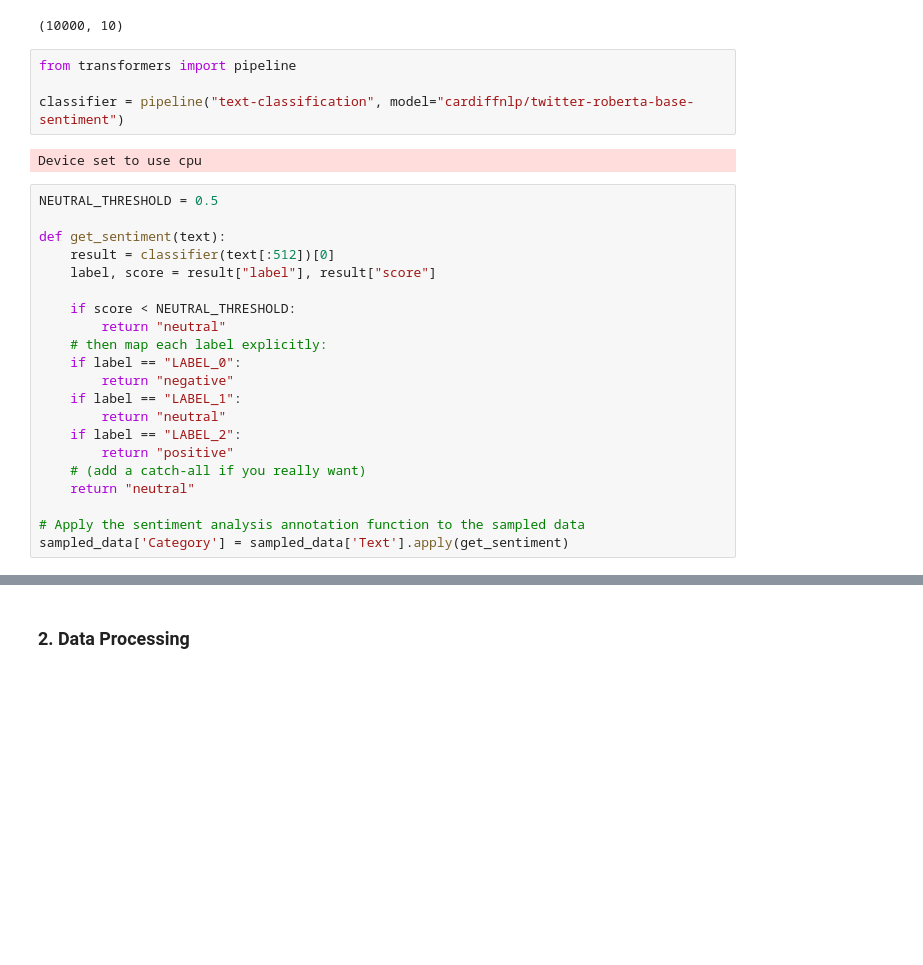
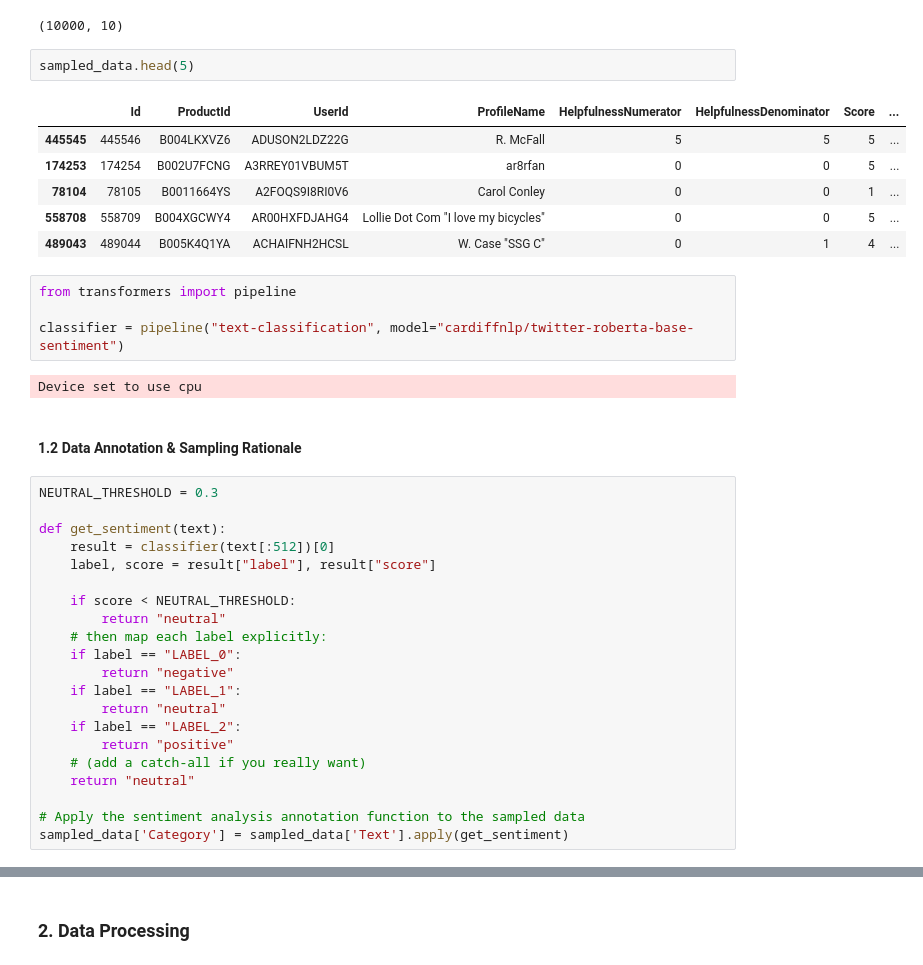
Before and after one commit to Mohammed-Adeen-8969152/PROG8245-PROJECT, a Jupyter notebook: PROG_8245_Group6.ipynb, the cells around one changed output, grey strips where cells are left out. Drawn from its saved outputs; the diff is of its cells as text; blank space fills up the shorter version.

```diff
--- a/PROG_8245_Group6.ipynb
+++ b/PROG_8245_Group6.ipynb
@@ -71,14 +71,25 @@ sampled_data = reviews_data.sample(n=10000, random_state=32)
 sampled_data.shape
 # %% [output]
 (10000, 10)
+# %%
+sampled_data.head(5)
+# %% [output]
+|  | Id | ProductId | UserId | ProfileName | HelpfulnessNumerator | HelpfulnessDenominator | Score | ... |
+| 445545 | 445546 | B004LKXVZ6 | ADUSON2LDZ22G | R. McFall | 5 | 5 | 5 | ... |
+| 174253 | 174254 | B002U7FCNG | A3RREY01VBUM5T | ar8rfan | 0 | 0 | 5 | ... |
+| 78104 | 78105 | B0011664YS | A2FOQS9I8RI0V6 | Carol Conley | 0 | 0 | 1 | ... |
+| 558708 | 558709 | B004XGCWY4 | AR00HXFDJAHG4 | Lollie Dot Com "I love my bicycles" | 0 | 0 | 5 | ... |
+| 489043 | 489044 | B005K4Q1YA | ACHAIFNH2HCSL | W. Case "SSG C" | 0 | 1 | 4 | ... |
 # %%
 from transformers import pipeline
 
 classifier = pipeline("text-classification", model="cardiffnlp/twitter-roberta-base-sentiment")
 # %% [output]
 Device set to use cpu
+# %% [markdown]
+#### 1.2 Data Annotation & Sampling Rationale
 # %%
-NEUTRAL_THRESHOLD = 0.5
+NEUTRAL_THRESHOLD = 0.3
 
 def get_sentiment(text):
     result = classifier(text[:512])[0]
```
Also changed, not shown: parts of 38 cells of this notebook.
